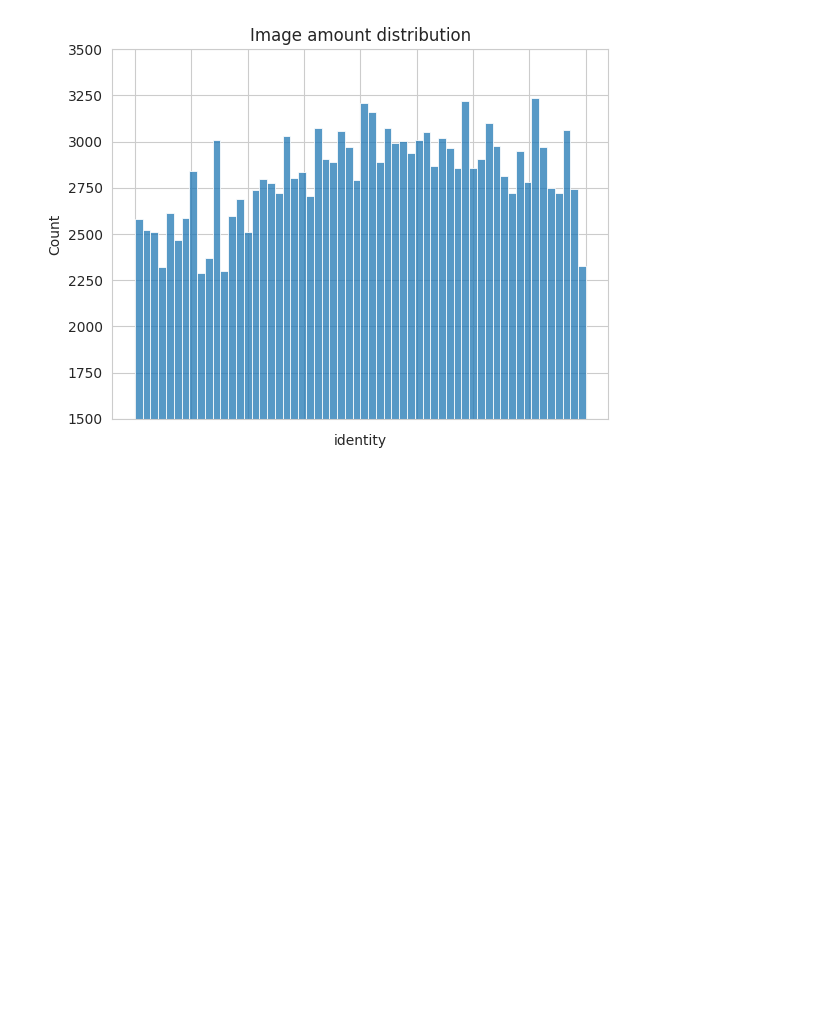
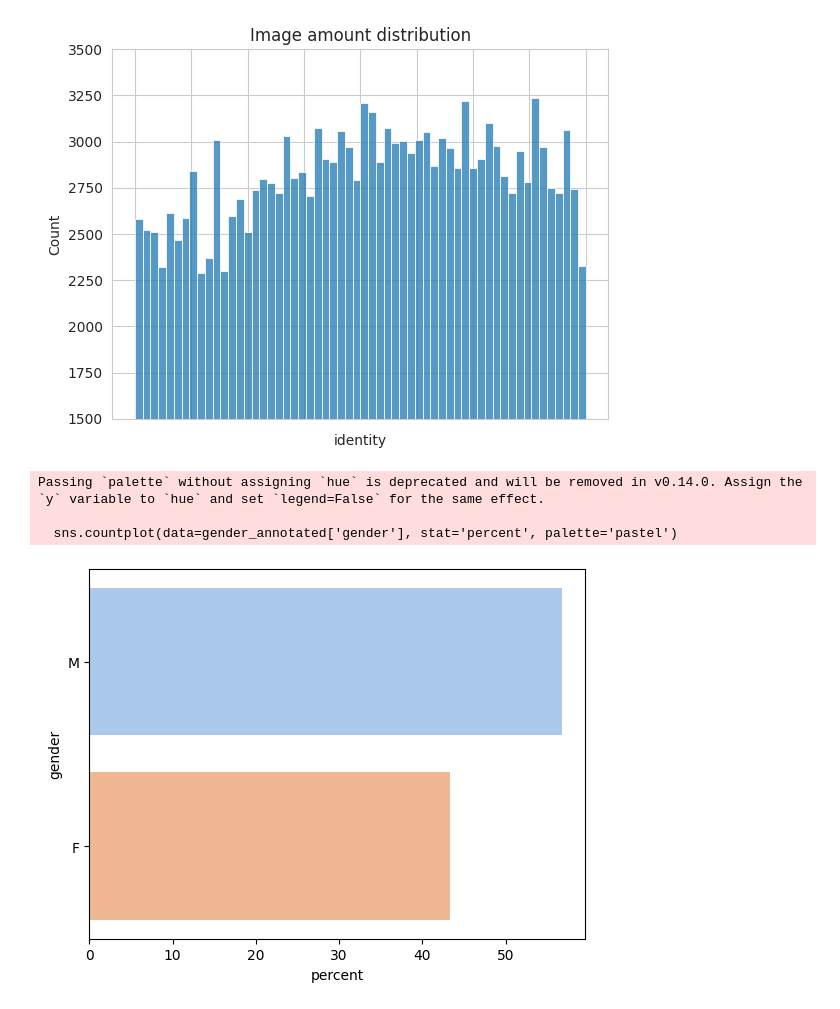
Before and after one commit to pdombrza/face-aging-models, a Jupyter notebook: analysis.ipynb, the cells around one changed output. Saved outputs shown, nothing was run; the diff lists cells and outputs as text; code cells hidden in the pictures; blank space fills up the shorter version.

```diff
--- a/analysis.ipynb
+++ b/analysis.ipynb
@@ -162,3 +162,13 @@ ax.tick_params(bottom=False)
 plt.show()
 # %% [output]
 [figure]
+# %%
+gender_annotated = pd.read_csv("cacd_meta/CACD_features_sex.csv")
+gender_annotated = gender_annotated.dropna()
+sns.countplot(data=gender_annotated['gender'], stat='percent', palette='pastel')
+plt.show()
+# %% [output]
+Passing `palette` without assigning `hue` is deprecated and will be removed in v0.14.0. Assign the `y` variable to `hue` and set `legend=False` for the same effect.
+
+  sns.countplot(data=gender_annotated['gender'], stat='percent', palette='pastel')
+[figure, added]
```
Also changed, not shown: parts of 4 cells of this notebook.
